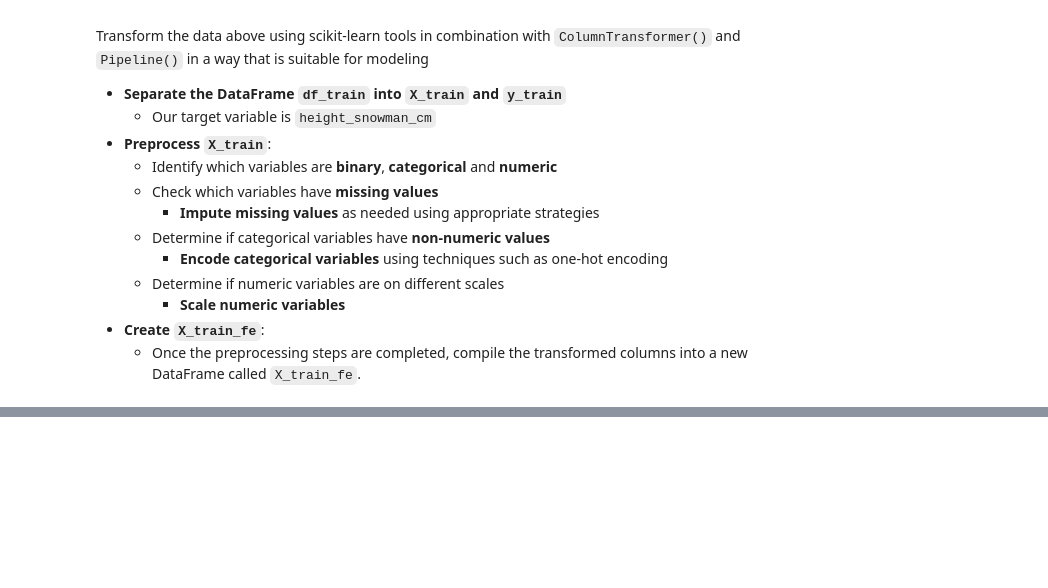
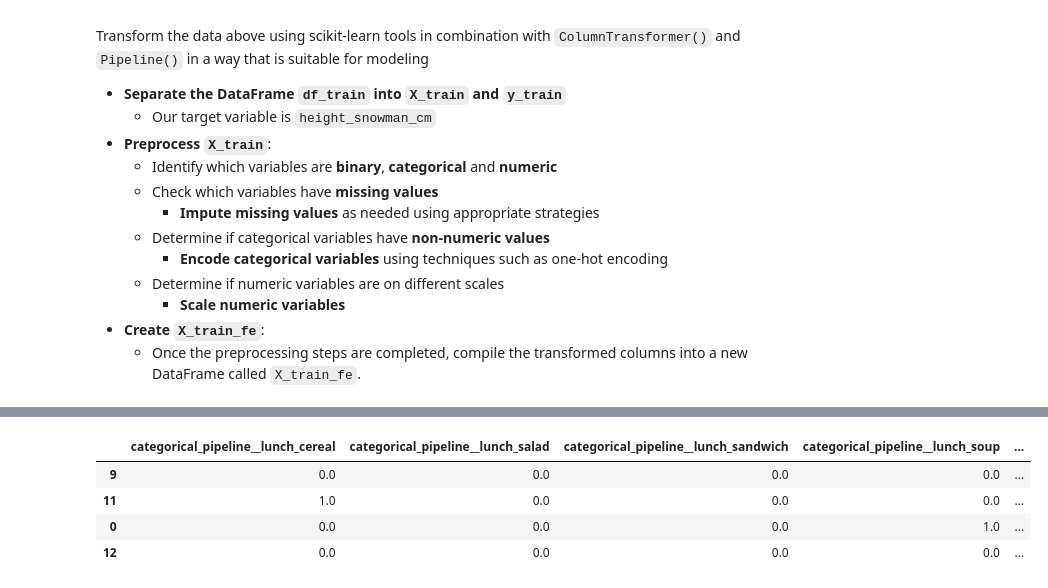
Before and after one commit to helgorithms/feature-engineering, a Jupyter notebook: 2.2_advanced_fe_exercise.ipynb, the cells around one changed output, grey strips where cells are left out. Drawn from its saved outputs; the diff is of its cells as text; code cells hidden in the pictures; blank space fills up the shorter version.

```diff
--- a/2.2_advanced_fe_exercise.ipynb
+++ b/2.2_advanced_fe_exercise.ipynb
@@ -68,0 +182,9 @@ Transform the data above using scikit-learn tools in combination with `ColumnTra
+# %%
+X_test_fe = column_transformer.transform(X_test)
+X_test_fe
+# %% [output]
+|  | categorical_pipeline__lunch_cereal | categorical_pipeline__lunch_salad | categorical_pipeline__lunch_sandwich | categorical_pipeline__lunch_soup | ... |
+| 9 | 0.0 | 0.0 | 0.0 | 0.0 | ... |
+| 11 | 1.0 | 0.0 | 0.0 | 0.0 | ... |
+| 0 | 0.0 | 0.0 | 0.0 | 1.0 | ... |
+| 12 | 0.0 | 0.0 | 0.0 | 0.0 | ... |
```
Also changed, not shown: parts of 13 cells of this notebook, 3 other files.
